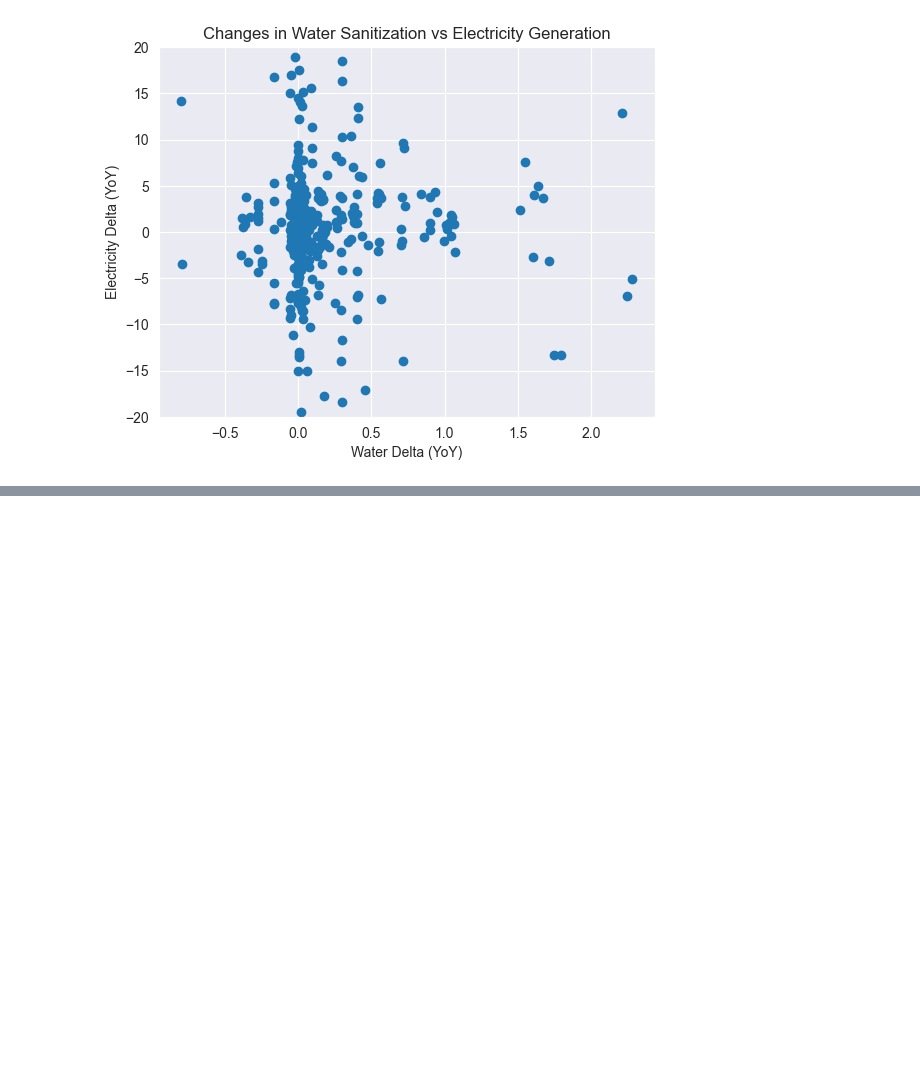
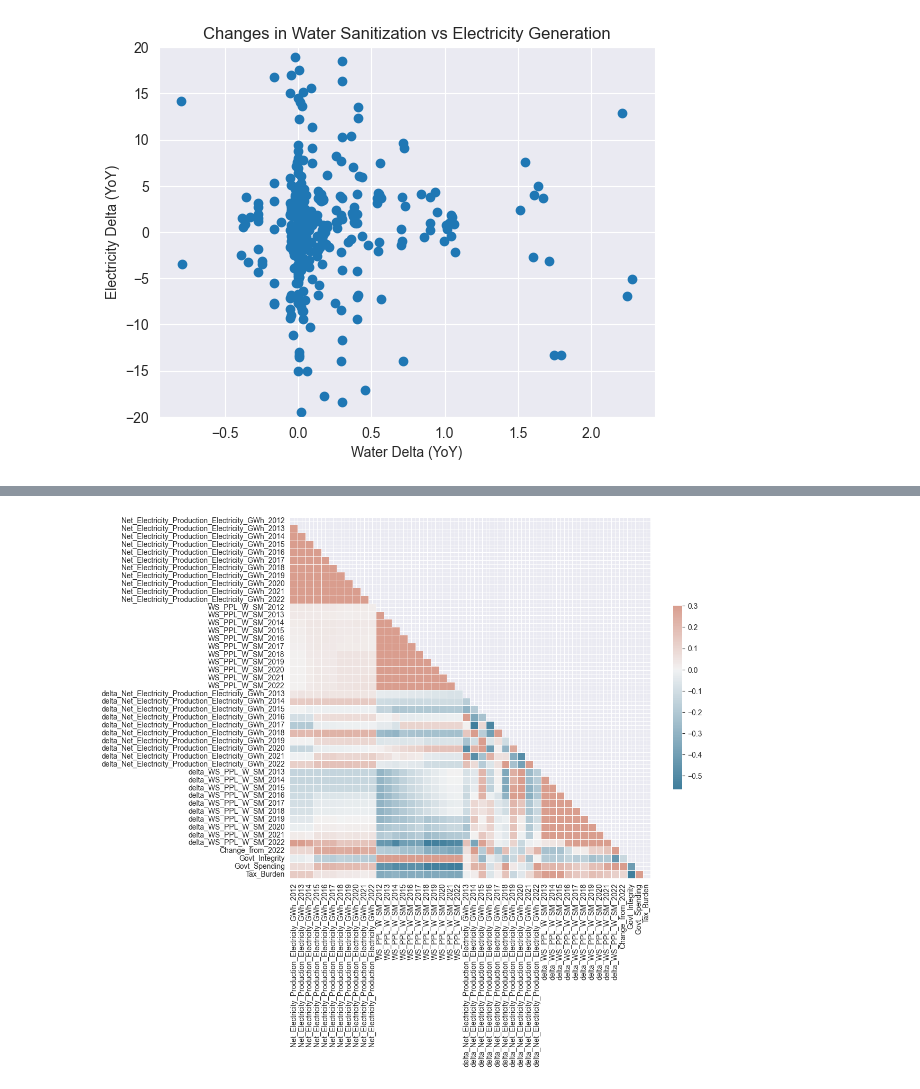
Before and after one commit to williamflynt/predict-economic-freedom, a Jupyter notebook: src/eda.ipynb, the cells around one changed output, grey strips where cells are left out. Cells and saved outputs as stored; diff of their text form; code cells hidden in the pictures; blank space fills up the shorter version.

Commit message:
feat(main): Finalize models

```diff
--- a/src/eda.ipynb
+++ b/src/eda.ipynb
@@ -411,7 +415,7 @@ MISSING_SENTINEL = np.nan
 COUNTRY = 0
 YEAR = 1
 WATER = 2
-ELEC = 4
+ELEC = 3
 
 def calculate_deltas(data: pd.DataFrame) -> dict:
     # Values like { <country_name>: { <year>: [<water_delta>, <elec_delta>] } }
@@ -503,10 +507,14 @@ feature_df.describe()
 # %%
 # CREATE FULL DATASET
 final_df = feature_df.merge(
-    econ_df[["country_name", "2022 Score", "2023 Score", "Change from 2022"]],
+    econ_df[["country_name", "Region", "Govt Integrity", "Gov\'t Spending", "Tax Burden", "2022 Score", "2023 Score", "Change from 2022"]],
     on="country_name", how="left"
 )
+columns = {
+        col: "_".join([part for part in col.replace("-", "_").replace("'", "").split(" ")])
+        for col in final_df.columns
+    }
+final_df.rename(columns=columns, inplace=True)
 final_df.to_csv(ARTIFACT_DIR / "final_data.csv", index=False, sep="\t", na_rep='NaN')
-print(final_df.info())
 final_df.sample(n=3)
 # %% [output]
@@ -534,0 +526,14 @@ None
+# %%
+import re
+interesting_cols = [c for c in final_df.columns if re.match(r".+_20[1,2][0-9]", c)] + ["Govt_Integrity", "Govt_Spending", "Tax_Burden"]
+corr = final_df[interesting_cols].corr()
+mask = np.triu(np.ones_like(corr, dtype=bool))
+f, ax = plt.subplots(figsize=(11, 9))
+cmap = sns.diverging_palette(230, 20, as_cmap=True)
+sns.heatmap(corr, mask=mask, cmap=cmap, vmax=.3, center=0,
+            square=True, linewidths=.5, cbar_kws={"shrink": .5})
+
+plt.savefig(ARTIFACT_DIR / "feature_corr.png")
+plt.show()
+# %% [output]
+[figure, added]
```
Also changed, not shown: parts of 4 cells of this notebook, 10 other files.
